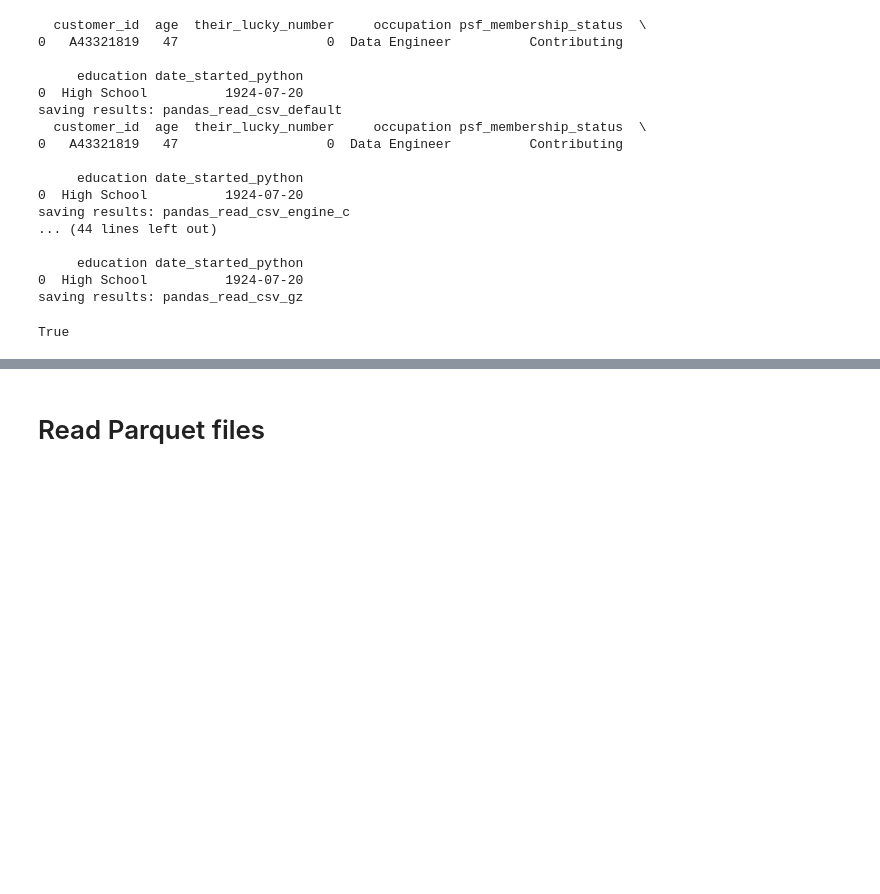
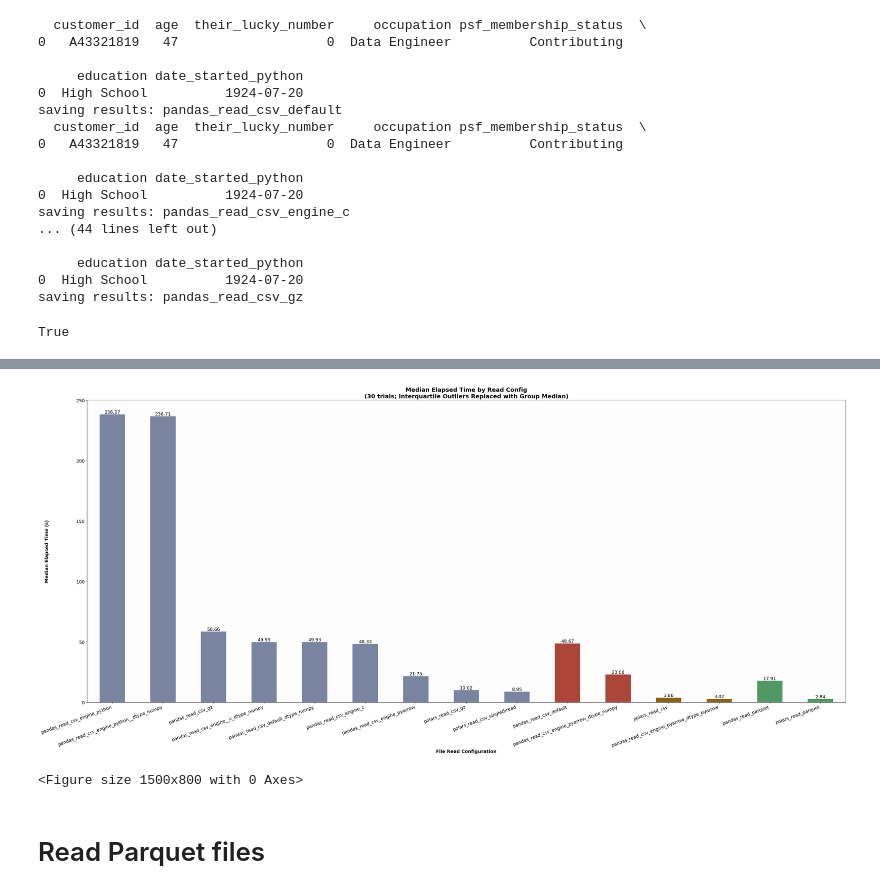
Before and after one commit to surfaceowl/talk_nov2023_pandas_polars_arrow, a Jupyter notebook: performance_comparison.ipynb, the cells around one changed output, grey strips where cells are left out. Saved outputs shown, nothing was run; the diff lists cells and outputs as text; code cells hidden in the pictures; blank space fills up the shorter version.

Commit message:
update multi-round performance test + config plot

```diff
--- a/performance_comparison.ipynb
+++ b/performance_comparison.ipynb
@@ -312,0 +305,9 @@ ax_csv_v2
+# %%
+# re-read datafile and repeat plot
+df_read_results_iter_30 = pd.read_csv(
+    "time_read_results_iter_30.csv", header=0, engine="pyarrow", dtype_backend="pyarrow"
+)
+df_read_results_iter_30 = df_read_results_iter_30.sort_values(
+    by=["function_name", "iteration"], ascending=True
+)
+df_read_results_iter_30
@@ -313,3 +434,74 @@ ax_csv_v2
+# %%
+# Define the color mapping
+color_mapping = {
+    "pandas_read_csv_default": "#AB4638",
+    "pandas_read_csv_engine_pyarrow_dtype_numpy": "#AB4638",
+    "polars_read_csv": "#8A6312",
+    "pandas_read_csv_engine_pyarrow_dtype_pyarrow": "#8A6312",
+    "pandas_read_parquet": "#519964",
+    "polars_read_parquet": "#519964",
+}
+
+# Sort and create the bar plot
+ax_read_speeds_median = df_read_iter_30_summary.sort_values(
+    ["group", "median_elapsed_time", "function_name"], ascending=[True, False, True]
+).plot(
+    kind="bar",
+    x="function_name",
+    y="median_elapsed_time",
+    figsize=(35, 16),
+    legend=None,
+    color=[
+        color_mapping.get(x, "#7984A0")
+        for x in df_read_iter_30_summary["function_name"]
+    ],
+)
+
+# Add title, datapoint labels and some color
+ax_read_speeds_median.set_title(
+    "Median Elapsed Time by Read Config\n(30 trials; Interquartile Outliers Replaced with Group Median)",
+    fontsize=18,
+    weight="bold",
+)
+ax_read_speeds_median.set_facecolor("#f0f0f0" + "20")
+ax_read_speeds_median.bar_label(
+    ax_read_speeds_median.containers[0], fmt="%.2f", fontsize=14
+)
+
+# More readable axis labels
+ax_read_speeds_median.set_xticklabels(
+    ax_read_speeds_median.get_xticklabels(), rotation=20, ha="right"
+)
+ax_read_speeds_median.set_xlabel("File Read Configuration", fontsize=14, weight="bold")
+ax_read_speeds_median.set_ylabel("Median Elapsed Time (s)", fontsize=14, weight="bold")
+ax_read_speeds_median.yaxis.set_label_coords(-0.05, 0.5)
+ax_read_speeds_median.tick_params(axis="both", which="major", labelsize=14)
+plt.tight_layout()
+
+plt.savefig(
+    "./images/csv_read_speed_comparison_30_iter.jpg", dpi=100
+)  # Adjust dpi to get the desired resolution
+plt.show()
+# %% [output]
+[figure, added]
+# %%
+# save graph to file:
+# Convert pixel width to inches (matplotlib's default), assuming a resolution of 100 DPI
+width_in_inches = 1000 / 100  # 1000 pixels / 100 DPI
+height_in_inches = width_in_inches * (8 / 25)  # Maintain the aspect ratio of 25:8
+
+# Set the figure size
+# fig = plt.gcf()
+# fig.set_size_inches(width_in_inches, height_in_inches)
+plt.figure(figsize=(15, 8))
+# Save the figure
+plt.savefig(
+    "./images/csv_read_speed_comparison_30_iter.jpg", dpi=100
+)  # Adjust dpi to get the desired resolution
+# plt.close(fig)  # Close the plot to free up memory
+plt.show()
+# %% [output]
+<Figure size 1500x800 with 0 Axes>
 # %% [markdown]
 # Read Parquet files
 # %%
```
Also changed, not shown: parts of 24 cells of this notebook, 6 other files.
